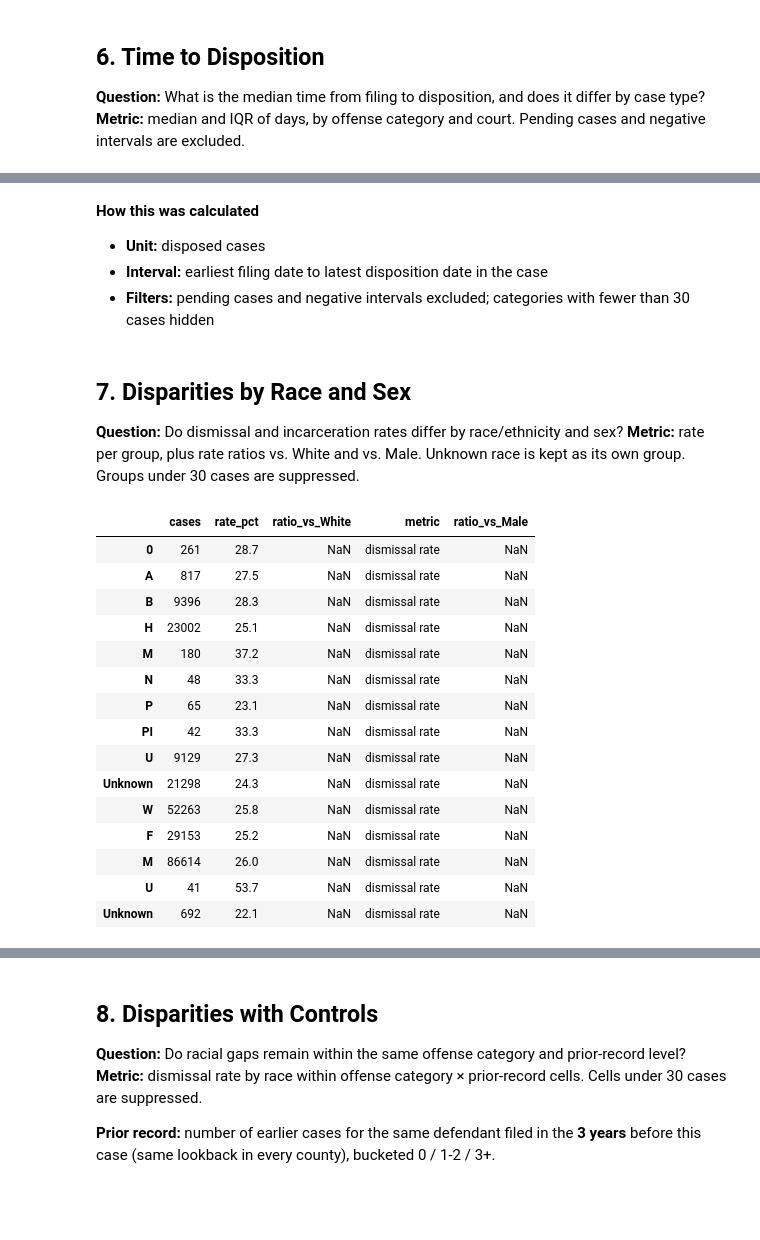
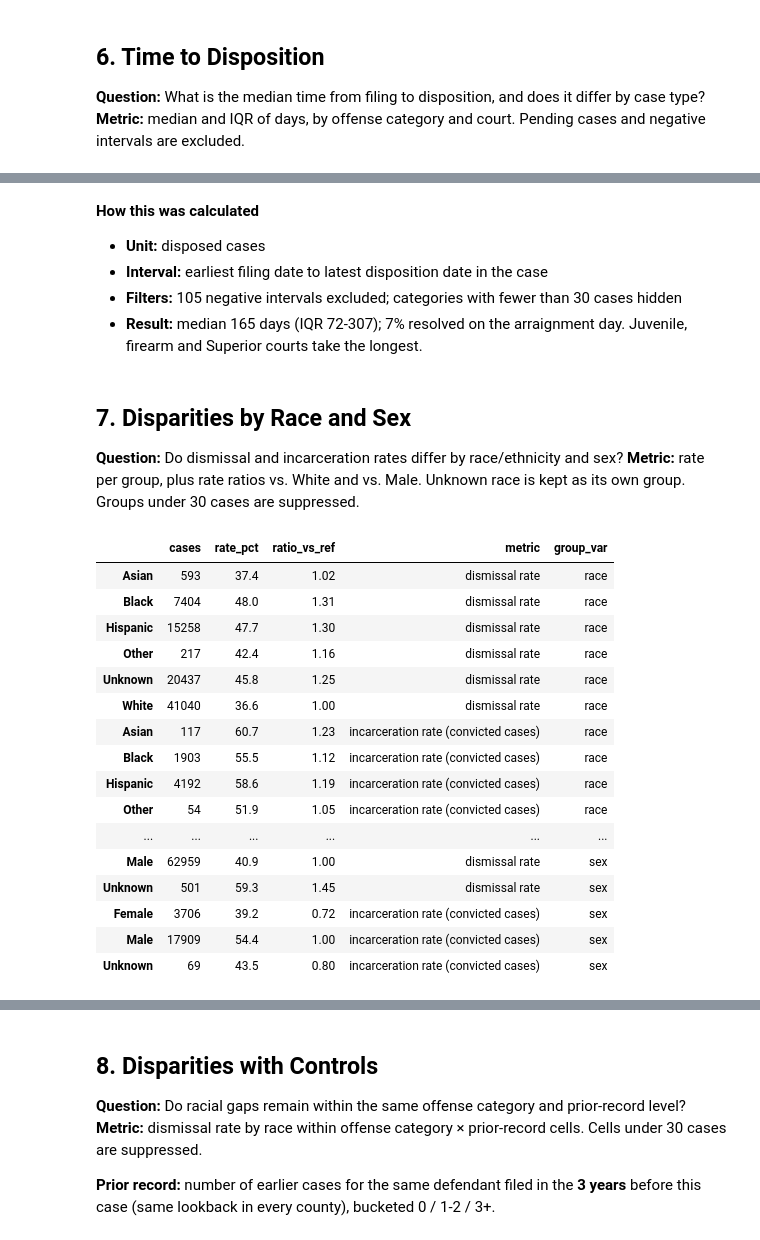
Before and after one commit to BU-Spark/ds-prosecutor-explorer, a Jupyter notebook: fa26/essex_hampden_eda/essex_analysis.ipynb, the cells around one changed output, grey strips where cells are left out. Saved outputs shown, nothing was run; the diff lists cells and outputs as text; code cells hidden in the pictures; blank space fills up the shorter version.

```diff
--- a/fa26/essex_hampden_eda/essex_analysis.ipynb
+++ b/fa26/essex_hampden_eda/essex_analysis.ipynb
@@ -288,6 +396,7 @@ Disposed cases 2017-2024: 116,501 (0 pending excluded)
 **Metric:** case count per year, % change year over year and vs. 2017.
 # %%
 vol = filed_cases.groupby("filing_year").size().rename("cases").to_frame()
+vol.index = vol.index.astype(int)
 vol["pct_change_yoy"] = (vol["cases"].pct_change() * 100).round(1)
 vol["pct_change_vs_2017"] = ((vol["cases"] / vol["cases"].iloc[0] - 1) * 100).round(1)
 
@@ -363,8 +474,9 @@ overall["pct"] = (overall["cases"] / overall["cases"].sum() * 100).round(1)
 display(overall)
 
 counts = cases.groupby("filing_year")["outcome"].value_counts().unstack(fill_value=0)
+counts.index = counts.index.astype(int)
 ax = stacked_pct_bar(counts, unit="cases",
-                     title=f"{COUNTY.title()}: case outcomes by filing year",
+                     title=f"{COUNTY.title()}: case outcomes by filing year (% of cases)",
                      xlabel="Filing year")
 save_fig(ax.figure, f"{FIG_DIR}/q3_outcomes_by_year.png")
 plt.show()
@@ -395,26 +511,23 @@ SENTENCE_COLORS = {"Incarceration": "#2a78d6", "Probation": "#eb6834",
                    "Fines/Other": "#1baf7a", "Unknown": "#c9c8c2"}
 
 def classify_sentence(text):
-    """Parse free-text sentence type. Adjust keywords to your county's values."""
+    """Reads the derived sentence column built in Load Data (add_sentence)."""
     if pd.isna(text) or str(text).strip() == "":
         return "Unknown"
-    t = str(text).upper()
-    if any(k in t for k in ["JAIL", "HOC", "HOUSE OF CORRECTION", "PRISON", "INCARC", "COMMITTED"]):
-        return "Incarceration"
-    if "PROBATION" in t:
-        return "Probation"
-    return "Fines/Other"
+    return {"COMMITTED": "Incarceration", "PROBATION": "Probation"}.get(str(text), "Fines/Other")
 
 if "sentence_type" in INSUFFICIENT:
-    print("Sentence type: insufficient data")
+    print(f"Sentence type missing for {coverage.loc['sentence_type', 'pct_missing']}% of convicted charges "
+          "(above the 20% threshold): rates are shown with the missing share as 'Unknown'.")
+if COLS.get("sentence_type") is None:
+    print("Sentence type: not in this extract (insufficient data)")
 else:
     conv = disposed[disposed["outcome"].isin(["Trial Conviction", "Plea"])
                     & disposed["filing_year"].isin(YEARS)].copy()
     conv["sentence"] = conv["sentence_type"].map(classify_sentence)
     rank = {s: i for i, s in enumerate(SENTENCE_RANK)}
     case_sent = (conv.assign(r=conv["sentence"].map(rank))
-                     .sort_values("r").groupby("case_key")
-                     .agg(sentence=("sentence", "first"), filing_year=("filing_year", "first")))
+                     .sort_values("r").drop_duplicates("case_key").set_index("case_key")[["sentence", "filing_year"]])
 
     summary = case_sent["sentence"].value_counts().reindex(SENTENCE_RANK, fill_value=0).rename("cases").to_frame()
     summary["pct"] = (summary["cases"] / summary["cases"].sum() * 100).round(1)
@@ -423,6 +536,7 @@ else:
 
     by_year = case_sent.groupby("filing_year")["sentence"].value_counts().unstack(fill_value=0)
     by_year = by_year.reindex(columns=SENTENCE_RANK, fill_value=0)
+    by_year.index = by_year.index.astype(int)
     pct = by_year.div(by_year.sum(axis=1), axis=0) * 100
     fig, ax = plt.subplots()
     bottom = np.zeros(len(pct))
@@ -439,7 +553,7 @@ else:
     ax.set_ylabel("% of convicted cases"); ax.set_xlabel("Filing year")
     h, l = ax.get_legend_handles_labels()
     ax.legend(h[::-1], l[::-1], loc="upper left", bbox_to_anchor=(1.01, 1))
-    ax.set_title(f"{COUNTY.title()}: sentence type for convicted cases", pad=24)
+    ax.set_title(f"{COUNTY.title()}: sentence type for convicted cases (% of convicted cases)", pad=24)
     save_fig(fig, f"{FIG_DIR}/q4_sentencing.png")
     plt.show()
 # %% [output]
@@ -588,10 +663,3 @@ PR                    6.7
 ## 6. Time to Disposition
 **Question:** What is the median time from filing to disposition, and does it differ by case type?
 **Metric:** median and IQR of days, by offense category and court. Pending cases and negative intervals are excluded.
-# %%
-# Make sure offense categories exist and cases are rebuilt with them
-for df in (filed, disposed):
-    df["offense_category"] = df["Code Chrg"].map(offense_from_code)
-all_disposed_cases = build_cases(disposed, with_outcome=True)
-cases = all_disposed_cases[all_disposed_cases["outcome"] != "Pending"].copy()
-print(cases["offense_category"].value_counts())
@@ -716,49 +726,52 @@ Resolved on filing day: 26% of cases
 **How this was calculated**
 - **Unit:** disposed cases
 - **Interval:** earliest filing date to latest disposition date in the case
-- **Filters:** pending cases and negative intervals excluded; categories with fewer than 30 cases hidden
+- **Filters:** 105 negative intervals excluded; categories with fewer than 30 cases hidden
+- **Result:** median 165 days (IQR 72-307); 7% resolved on the arraignment day. Juvenile, firearm and Superior courts take the longest.
 # %% [markdown]
 ## 7. Disparities by Race and Sex
 **Question:** Do dismissal and incarceration rates differ by race/ethnicity and sex?
 **Metric:** rate per group, plus rate ratios vs. White and vs. Male. Unknown race is kept as its own group. Groups under 30 cases are suppressed.
 # %%
-REF = {"race": "White", "sex": "Male"}  # adjust to your county's labels
+REF = {"race": "White", "sex": "Male"}
 
 def disparity(df, group, flag, label):
     g = df.groupby(group)[flag].agg(["size", "mean"]).rename(columns={"size": "cases", "mean": "rate"})
     g = g[g["cases"] >= MIN_CELL]
     ref = REF[group]
     g["rate_pct"] = (g["rate"] * 100).round(1)
-    g["ratio_vs_" + ref] = (g["rate"] / g.loc[ref, "rate"]).round(2) if ref in g.index else np.nan
-    return g.drop(columns="rate").assign(metric=label)
+    g["ratio_vs_ref"] = (g["rate"] / g.loc[ref, "rate"]).round(2) if ref in g.index else np.nan
+    return g.drop(columns="rate").assign(metric=label, group_var=group)
 
 cases["dismissed"] = cases["outcome"] == "Dismissal"
 results = []
 for group in ["race", "sex"]:
     if group in INSUFFICIENT:
         print(f"{group}: insufficient data"); continue
     results.append(disparity(cases, group, "dismissed", "dismissal rate"))
     if "case_sent" in globals():
         inc = case_sent.join(cases.set_index("case_key")[[group]], how="inner")
+        inc = inc[inc["sentence"] != "Unknown"]          # rate among convictions with a known sentence
         inc["incarcerated"] = inc["sentence"] == "Incarceration"
         results.append(disparity(inc, group, "incarcerated", "incarceration rate (convicted cases)"))
 disp = pd.concat(results) if results else pd.DataFrame()
 disp
 # %% [output]
-|  | cases | rate_pct | ratio_vs_White | metric | ratio_vs_Male |
-| 0 | 261 | 28.7 | NaN | dismissal rate | NaN |
-| A | 817 | 27.5 | NaN | dismissal rate | NaN |
-| B | 9396 | 28.3 | NaN | dismissal rate | NaN |
-| H | 23002 | 25.1 | NaN | dismissal rate | NaN |
-| M | 180 | 37.2 | NaN | dismissal rate | NaN |
-| N | 48 | 33.3 | NaN | dismissal rate | NaN |
-| P | 65 | 23.1 | NaN | dismissal rate | NaN |
-| PI | 42 | 33.3 | NaN | dismissal rate | NaN |
-| U | 9129 | 27.3 | NaN | dismissal rate | NaN |
-| Unknown | 21298 | 24.3 | NaN | dismissal rate | NaN |
-| W | 52263 | 25.8 | NaN | dismissal rate | NaN |
-| F | 29153 | 25.2 | NaN | dismissal rate | NaN |
-| M | 86614 | 26.0 | NaN | dismissal rate | NaN |
-| U | 41 | 53.7 | NaN | dismissal rate | NaN |
-| Unknown | 692 | 22.1 | NaN | dismissal rate | NaN |
+|  | cases | rate_pct | ratio_vs_ref | metric | group_var |
+| Asian | 593 | 37.4 | 1.02 | dismissal rate | race |
+| Black | 7404 | 48.0 | 1.31 | dismissal rate | race |
+| Hispanic | 15258 | 47.7 | 1.30 | dismissal rate | race |
+| Other | 217 | 42.4 | 1.16 | dismissal rate | race |
+| Unknown | 20437 | 45.8 | 1.25 | dismissal rate | race |
+| White | 41040 | 36.6 | 1.00 | dismissal rate | race |
+| Asian | 117 | 60.7 | 1.23 | incarceration rate (convicted cases) | race |
+| Black | 1903 | 55.5 | 1.12 | incarceration rate (convicted cases) | race |
+| Hispanic | 4192 | 58.6 | 1.19 | incarceration rate (convicted cases) | race |
+| Other | 54 | 51.9 | 1.05 | incarceration rate (convicted cases) | race |
+| ... | ... | ... | ... | ... | ... |
+| Male | 62959 | 40.9 | 1.00 | dismissal rate | sex |
+| Unknown | 501 | 59.3 | 1.45 | dismissal rate | sex |
+| Female | 3706 | 39.2 | 0.72 | incarceration rate (convicted cases) | sex |
+| Male | 17909 | 54.4 | 1.00 | incarceration rate (convicted cases) | sex |
+| Unknown | 69 | 43.5 | 0.80 | incarceration rate (convicted cases) | sex |
 # %%
```
Also changed, not shown: parts of 43 cells of this notebook, 17 other files.
